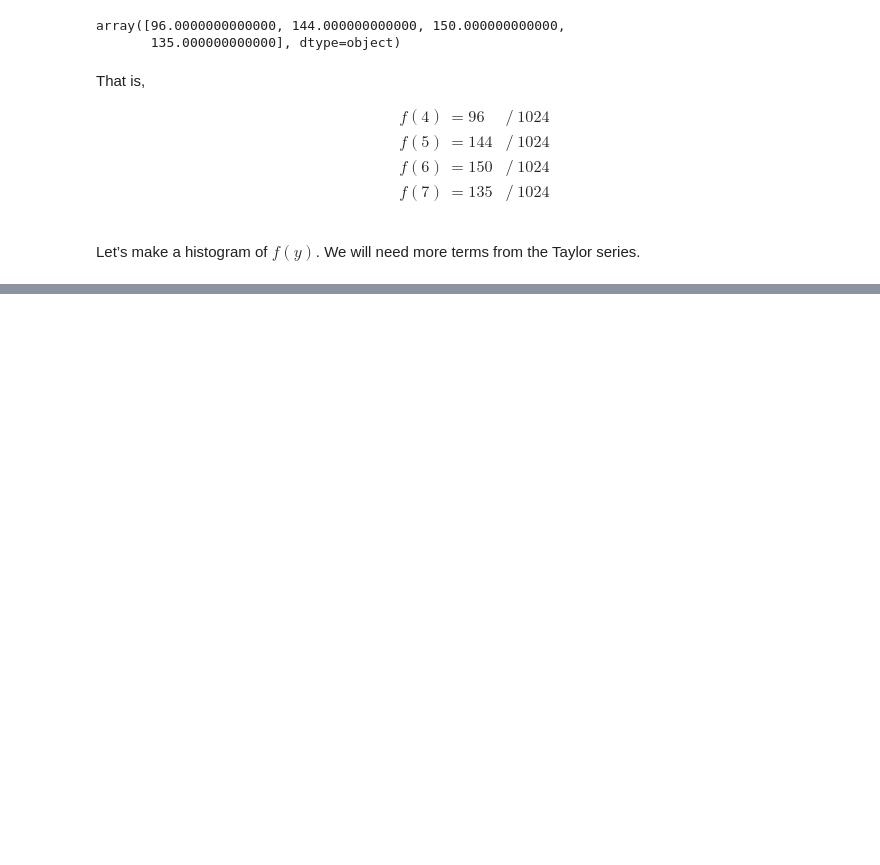
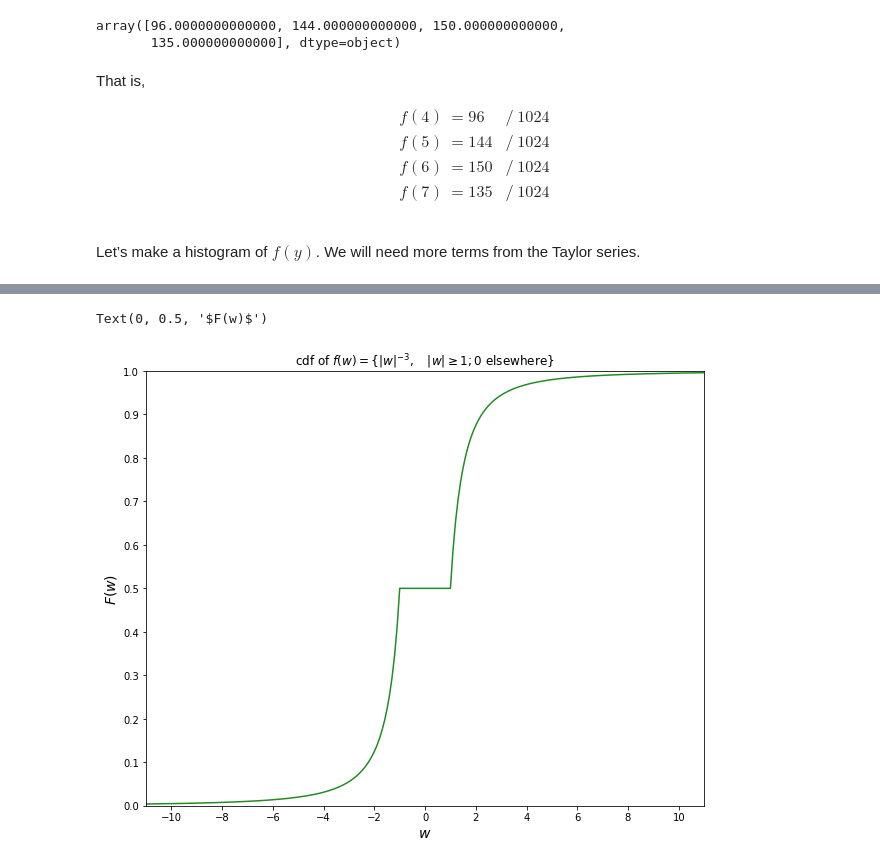
Before and after one commit to maxkapur/maxkapur.github.io, a Jupyter notebook: math/stats.ipynb, the cells around one changed output, grey strips where cells are left out. Cells and saved outputs as stored; diff of their text form; code cells hidden in the pictures; blank space fills up the shorter version.

```diff
--- a/math/stats.ipynb
+++ b/math/stats.ipynb
@@ -809,3 +857,25 @@ Text(0.5, 1.0, 'Linear combination of independent geometric distributions')
+# %%
+def cdf(w):
+    if w <= -1: return 0.5 * w**-2
+    if -1 < w < 1: return 0.5
+    if w >= 1: return 1- 0.5 * w**-2
+
+cdf = np.vectorize(cdf)
+
+t = np.linspace(-11, 11, 221)
+
+plt.figure(figsize=(10,8))
+plt.title(r'cdf of $f(w) = \{\left|w\right|^{-3}, \quad \left|w\right| \geq 1; 0 \mathrm{\ elsewhere}\}$')
+plt.plot(t,cdf(t), color='forestgreen')
+plt.xlabel(r'$w$', size=14)
+plt.xlim(-11,11)
+plt.xticks(np.arange(-10,11, 2))
+plt.ylim(0,1)
+plt.yticks(np.arange(0,1.01,.1))
+plt.ylabel(r'$F(w)$', size=14)
+# %% [output]
+Text(0, 0.5, '$F(w)$')
+[figure, added]
 # %%
 !jupyter nbconvert stats.ipynb
 # %% [output]
```
Also changed, not shown: parts of 14 cells of this notebook, 1 other file.
